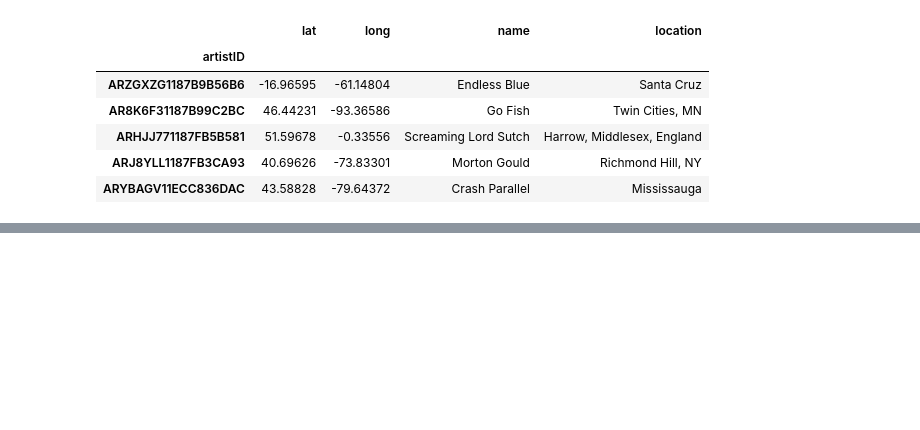
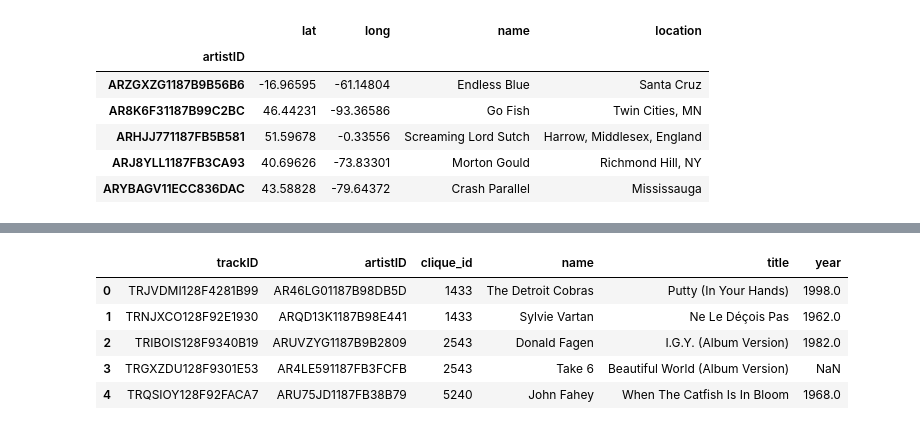
Before and after one commit to padesplaces/ada2017, a Jupyter notebook: project/Project - Anaïs' Notebook.ipynb, the cells around one changed output, grey strips where cells are left out. Saved outputs shown, nothing was run; the diff lists cells and outputs as text; code cells hidden in the pictures; blank space fills up the shorter version.

```diff
--- a/project/Project - Data Cleaning & Wrangling.ipynb
+++ b/project/Project - Anaïs' Notebook.ipynb
@@ -135,0 +110,6 @@ data
+# %%
+#Import the two SHS datasets (SHS data splitted in a train and test set to use for ML if wanted)
+SHS_testset=read_shs_files('data/SHS_testset.txt')
+SHS_trainset=read_shs_files('data/SHS_trainset.txt')
+covers=pd.concat([SHS_testset,SHS_trainset])
+covers.shape
@@ -135,0 +144,9 @@ data
+# %%
+covers.head()
+# %% [output]
+|  | trackID | artistID | clique_id | name | title | year |
+| 0 | TRJVDMI128F4281B99 | AR46LG01187B98DB5D | 1433 | The Detroit Cobras | Putty (In Your Hands) | 1998.0 |
+| 1 | TRNJXCO128F92E1930 | ARQD13K1187B98E441 | 1433 | Sylvie Vartan | Ne Le Déçois Pas | 1962.0 |
+| 2 | TRIBOIS128F9340B19 | ARUVZYG1187B9B2809 | 2543 | Donald Fagen | I.G.Y. (Album Version) | 1982.0 |
+| 3 | TRGXZDU128F9301E53 | AR4LE591187FB3FCFB | 2543 | Take 6 | Beautiful World (Album Version) | NaN |
+| 4 | TRQSIOY128F92FACA7 | ARU75JD1187FB38B79 | 5240 | John Fahey | When The Catfish Is In Bloom | 1968.0 |
```
Also changed, not shown: parts of 15 cells of this notebook.
